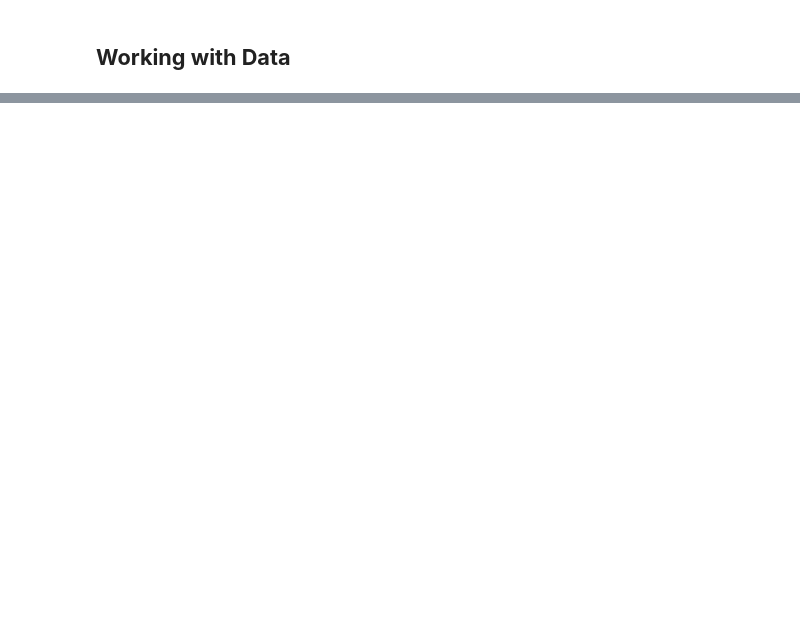
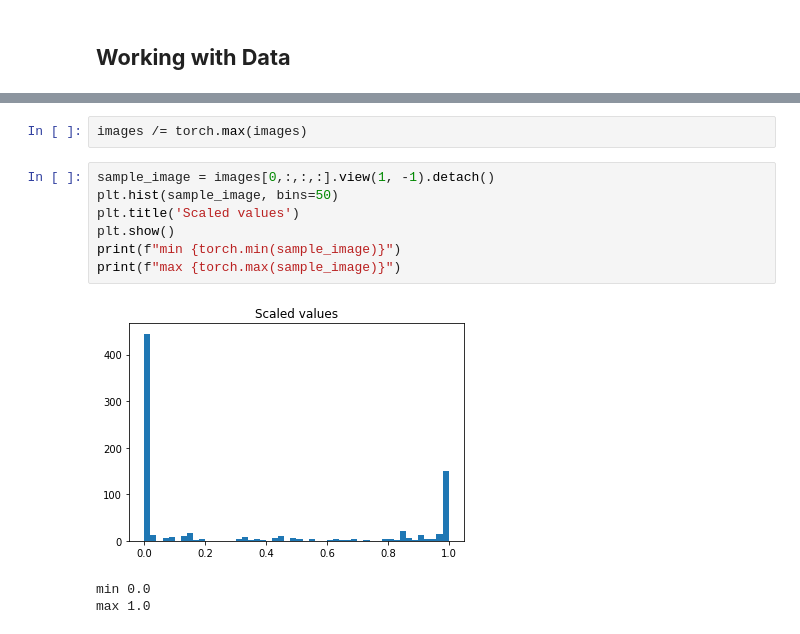
Before and after one commit to shre-db/EMNIST-CNN, a Jupyter notebook: notebook.ipynb, the cells around one changed output, grey strips where cells are left out. Saved outputs shown, nothing was run; the diff lists cells and outputs as text; blank space fills up the shorter version.

```diff
--- a/notebook.ipynb
+++ b/notebook.ipynb
@@ -134,0 +272,13 @@ To github.com:shre-db/A-Curious-FFN.git
+# %%
+images /= torch.max(images)
+# %%
+sample_image = images[0,:,:,:].view(1, -1).detach()
+plt.hist(sample_image, bins=50)
+plt.title('Scaled values')
+plt.show()
+print(f"min {torch.min(sample_image)}")
+print(f"max {torch.max(sample_image)}")
+# %% [output]
+[figure, added]
+min 0.0
+max 1.0
```
Also changed, not shown: parts of 34 cells of this notebook.
